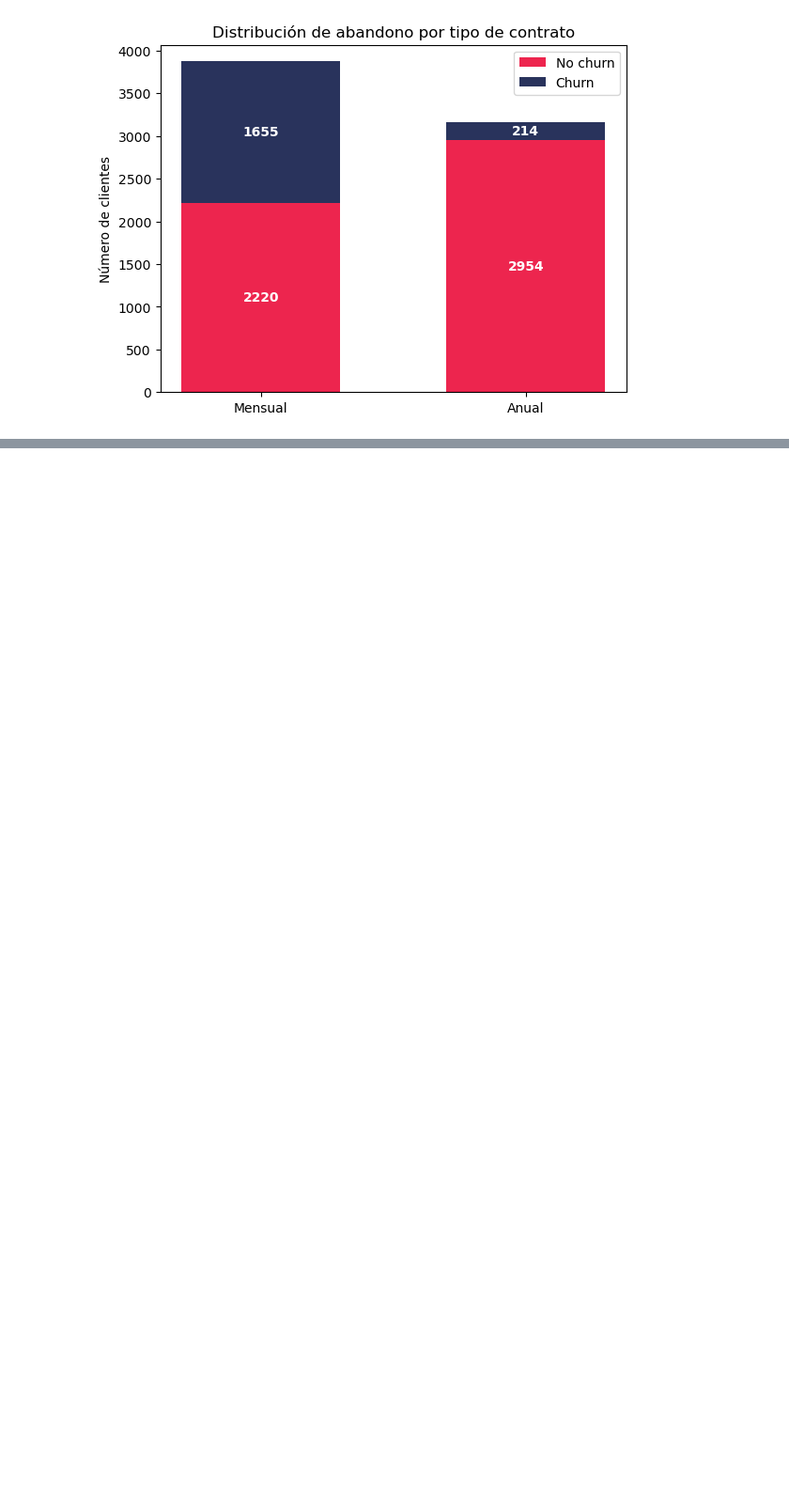
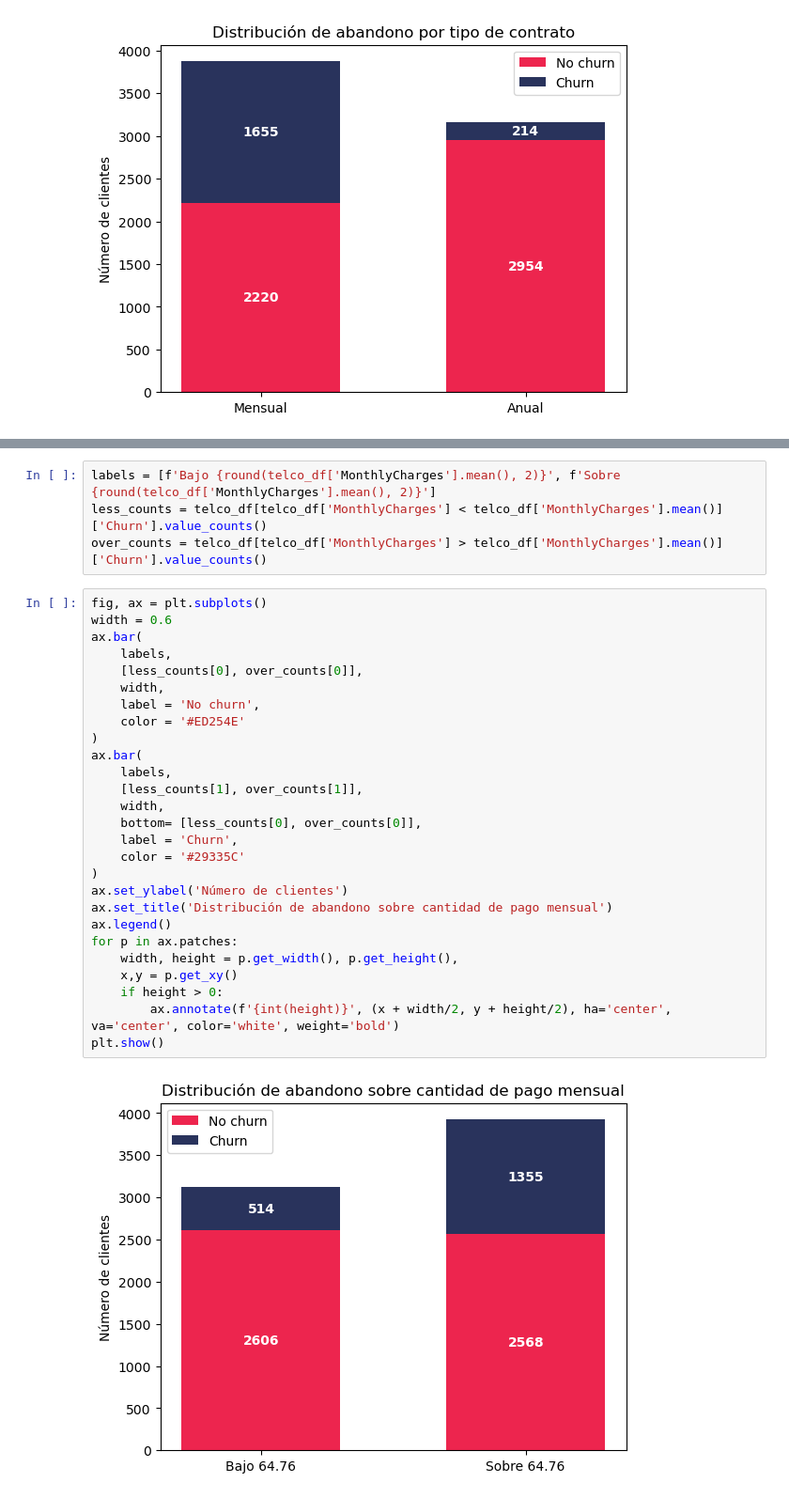
Before and after one commit to Jaumeesoleer/telco-churn-prediction, a Jupyter notebook: notebooks/EDA.ipynb, the cells around one changed output, grey strips where cells are left out. Shown at 94% size. Saved outputs shown, nothing was run; the diff lists cells and outputs as text; blank space fills up the shorter version.

```diff
--- a/notebooks/EDA.ipynb
+++ b/notebooks/EDA.ipynb
@@ -232,0 +247,33 @@ plt.show()
+# %%
+labels = [f'Bajo {round(telco_df['MonthlyCharges'].mean(), 2)}', f'Sobre {round(telco_df['MonthlyCharges'].mean(), 2)}']
+less_counts = telco_df[telco_df['MonthlyCharges'] < telco_df['MonthlyCharges'].mean()]['Churn'].value_counts()
+over_counts = telco_df[telco_df['MonthlyCharges'] > telco_df['MonthlyCharges'].mean()]['Churn'].value_counts()
+# %%
+fig, ax = plt.subplots()
+width = 0.6
+ax.bar(
+    labels,
+    [less_counts[0], over_counts[0]],
+    width,
+    label = 'No churn',
+    color = '#ED254E'
+)
+ax.bar(
+    labels,
+    [less_counts[1], over_counts[1]],
+    width,
+    bottom= [less_counts[0], over_counts[0]],
+    label = 'Churn',
+    color = '#29335C'
+)
+ax.set_ylabel('Número de clientes')
+ax.set_title('Distribución de abandono sobre cantidad de pago mensual')
+ax.legend()
+for p in ax.patches:
+    width, height = p.get_width(), p.get_height(),
+    x,y = p.get_xy()
+    if height > 0:
+        ax.annotate(f'{int(height)}', (x + width/2, y + height/2), ha='center', va='center', color='white', weight='bold')
+plt.show()
+# %% [output]
+[figure, added]
```
Also changed, not shown: parts of 2 cells of this notebook.
